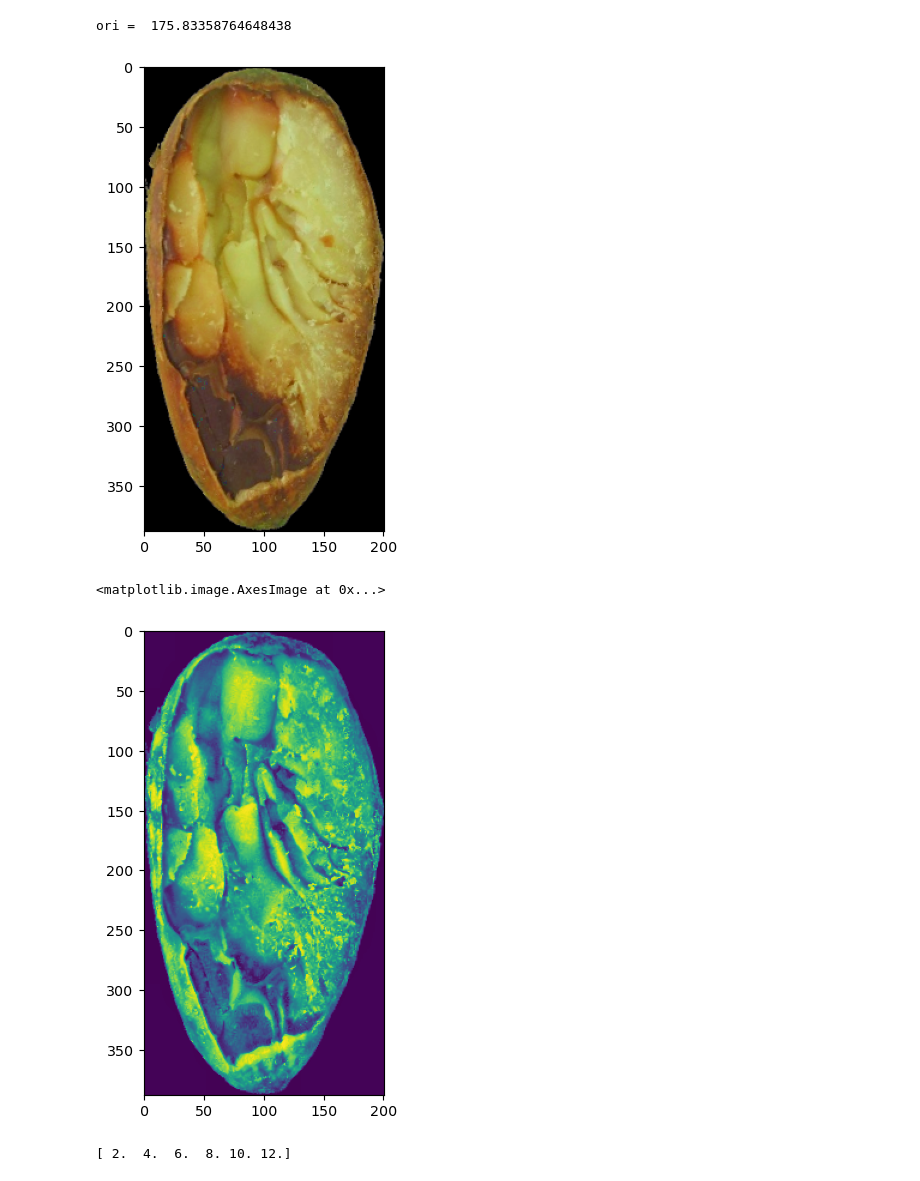
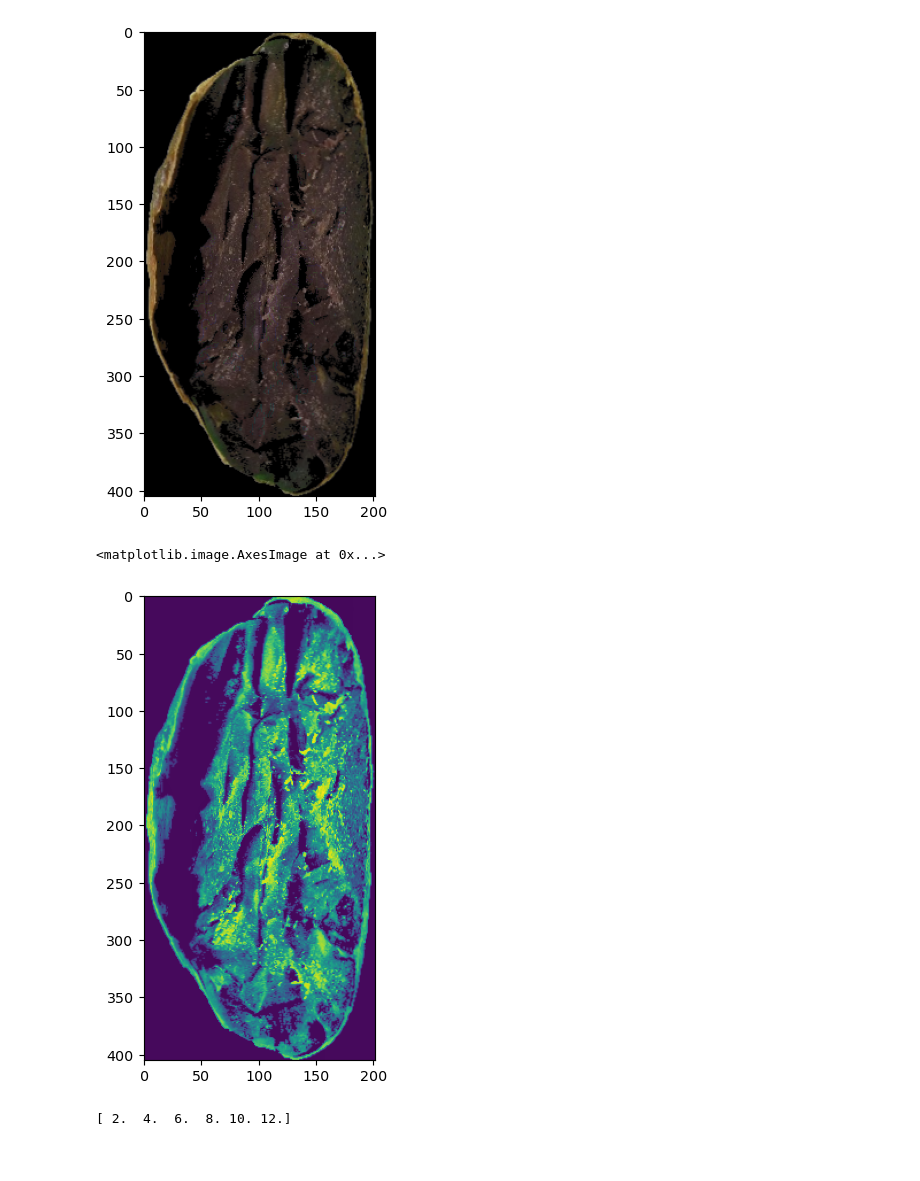
Before and after one commit to quanglochuynh/thesis2022, a Jupyter notebook: The_new_thesis_approach/gabor_test.ipynb, the cells around one changed output. Saved outputs shown, nothing was run; the diff lists cells and outputs as text; code cells hidden in the pictures.

```diff
--- a/The_new_thesis_approach/gabor_test.ipynb
+++ b/The_new_thesis_approach/gabor_test.ipynb
@@ -6,25 +6,27 @@ from image_extractor import preprocess_hsv
 # %%
 # image_dir  = 'D:/Thesis_data/Backups/Color_Corrected_512x512/Agglutinated/image (78).JPG'
 # image_dir  = 'D:/Thesis_data/Backups/Color_Corrected_512x512/Brittle/image (35).JPG'
 # image_dir = 'D:/Thesis_data/Backups/Color_Corrected_512x512/Plated_Purple/image (56).JPG'
-# image_dir = 'D:/Thesis_data/Backups/Color_Corrected_512x512/Compartmentalized_Purple/image (82).JPG'
+image_dir = 'D:/Thesis_data/Backups/Color_Corrected_512x512/Compartmentalized_Purple/image (56).JPG'
 # image_dir = 'D:/Thesis_data/Backups/Color_Corrected_512x512/Compartmentalized_White/image (9).JPG'
-image_dir = 'D:/Thesis_data/Backups/Color_Corrected_512x512/Plated_White/image (38).JPG'
+# image_dir = 'D:/Thesis_data/Backups/Color_Corrected_512x512/Plated_White/image (38).JPG'
 # image_dir = 'D:/Thesis_data/Backups/Color_Corrected_512x512/Plated_Slaty/image (56).JPG'
 # image_dir = 'D:/Thesis_data/Backups/Color_Corrected_512x512/Compartmentalized_Slaty/image (56).JPG'
 # image_dir = 'D:/Thesis_data/Backups/Color_Corrected_512x512/Moldered/image (68).JPG'
 
 plt.rcParams['figure.dpi'] = 102.46
 plt.rcParams["figure.figsize"] = (6,6)
 
+lut1 = init_lut(fn=linear_fn, coefficient=15)
+lut2 = init_lut(fn=curved, coefficient=1.5)
+
 image = cv2.imread(image_dir)
-image_hsv , cnt= preprocess_hsv(image)
+image_hsv = preprocess_hsv(image, lut1=lut1, lut2=lut2, Contour=False)
 image_rgb = cv2.cvtColor(image_hsv, cv2.COLOR_HSV2RGB)
 plt.imshow(image_rgb)
 plt.show()
 # %% [output]
-ori =  175.83358764648438
-[figure, old version]
+[figure, new version]
 # %%
 h,s,v = cv2.split(image_hsv)
 clahe_op = cv2.createCLAHE(6, (8,8))
@@ -34,7 +36,7 @@ plt.rcParams["figure.figsize"] = (6,6)
 plt.imshow(clahe_v)
 # %% [output]
 <matplotlib.image.AxesImage at 0x...>
-[figure, old version]
+[figure, new version]
 # %%
 plt.rcParams["figure.figsize"] = (15,12)
 pi = np.pi
```
Also changed, not shown: parts of 3 cells of this notebook, 3 other files.
